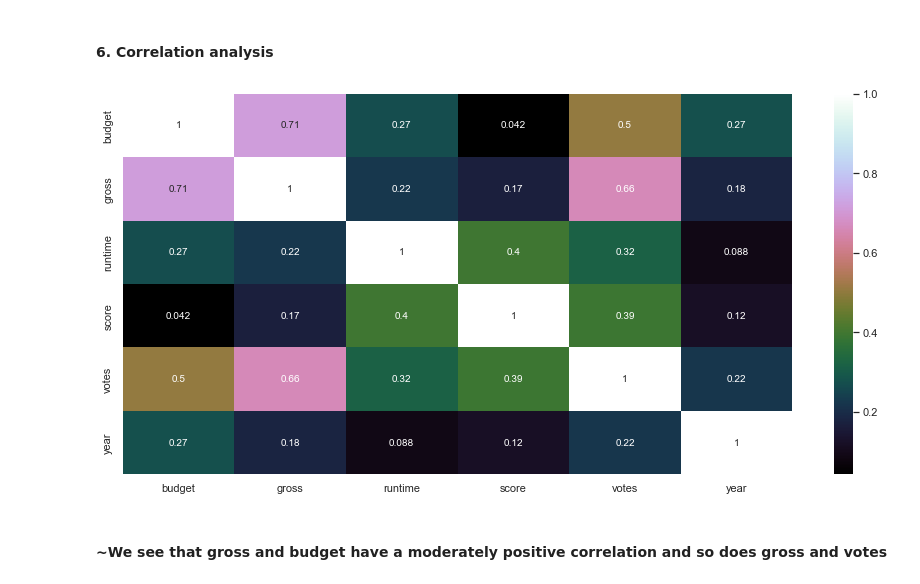
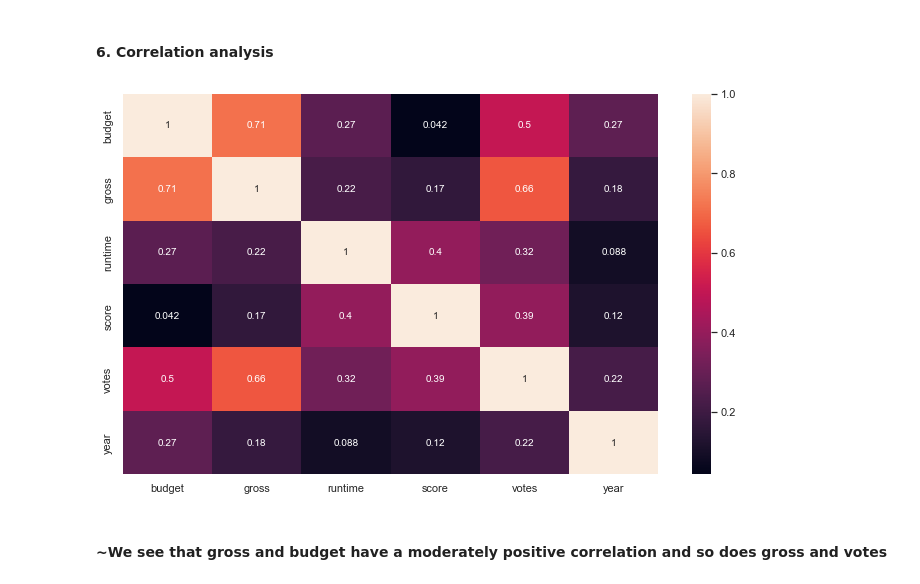
Before and after one commit to pranav2001/Movie_analysis, a Jupyter notebook: movie_kaggle_eda.ipynb, the cells around one changed output. Drawn from its saved outputs; the diff is of its cells as text; code cells hidden in the pictures.

```diff
--- a/movie_kaggle_eda.ipynb
+++ b/movie_kaggle_eda.ipynb
@@ -244,11 +269,11 @@ Name: gross, dtype: float64
 # %% [markdown]
 #### 6. Correlation analysis
 # %%
-sns.heatmap(movies_edit.corr(), annot = True, cmap='cubehelix')
-plt.gcf().set_size_inches(15, 7)
+sns.heatmap(movies_edit.corr(), annot = True)
+plt.gcf().set_size_inches(12, 7)
 plt.show()
 # %% [output]
-[figure, old version]
+[figure, new version]
 # %% [markdown]
 #### ~We see that gross and budget have a moderately positive correlation and so does gross and votes
 # %% [markdown]
```
Also changed, not shown: parts of 18 cells of this notebook.
